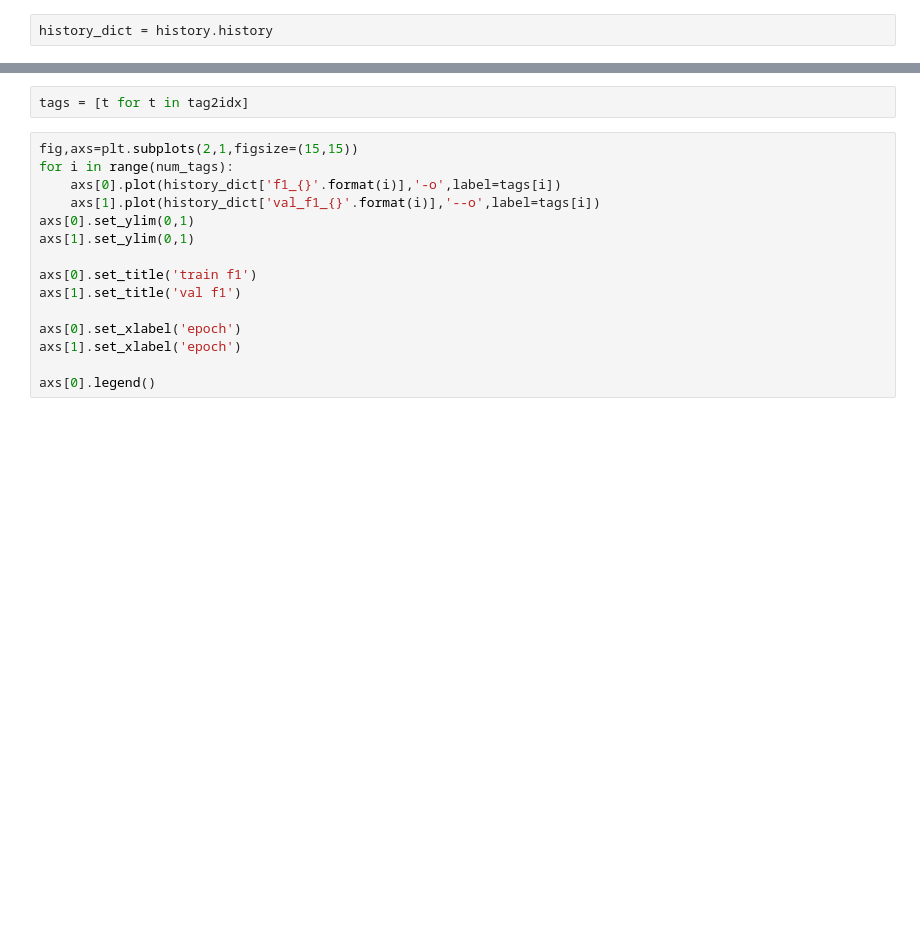
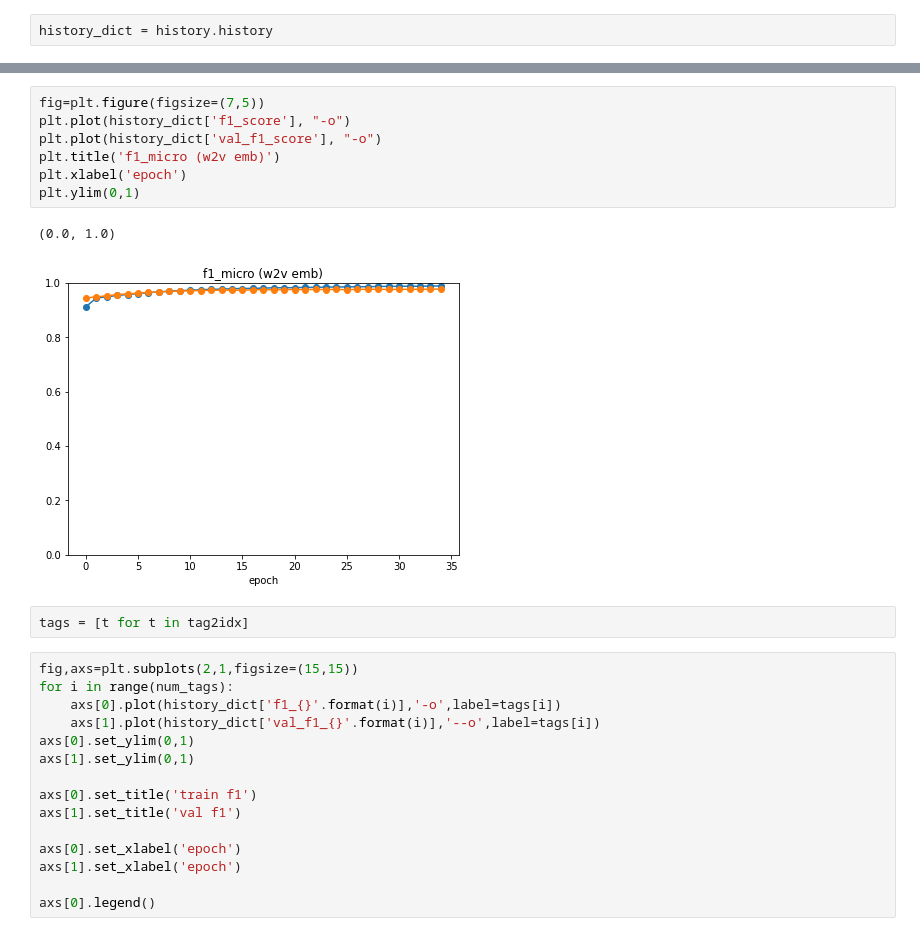
Before and after one commit to Damanotra/chatbot-ner, a Jupyter notebook: notebooks/BiLSTM-CNNs + w2v.ipynb, the cells around one changed output, grey strips where cells are left out. Cells and saved outputs as stored; diff of their text form; blank space fills up the shorter version.

```diff
--- a/notebooks/BiLSTM-CNNs + w2v.ipynb
+++ b/notebooks/BiLSTM-CNNs + w2v.ipynb
@@ -283,3 +294,13 @@ plt.ylim(0,1)
+# %%
+fig=plt.figure(figsize=(7,5))
+plt.plot(history_dict['f1_score'], "-o")
+plt.plot(history_dict['val_f1_score'], "-o")
+plt.title('f1_micro (w2v emb)')
+plt.xlabel('epoch')
+plt.ylim(0,1)
+# %% [output]
+(0.0, 1.0)
+[figure, added]
 # %%
 tags = [t for t in tag2idx]
 # %%
```
Also changed, not shown: parts of 17 cells of this notebook, 33 other files.
